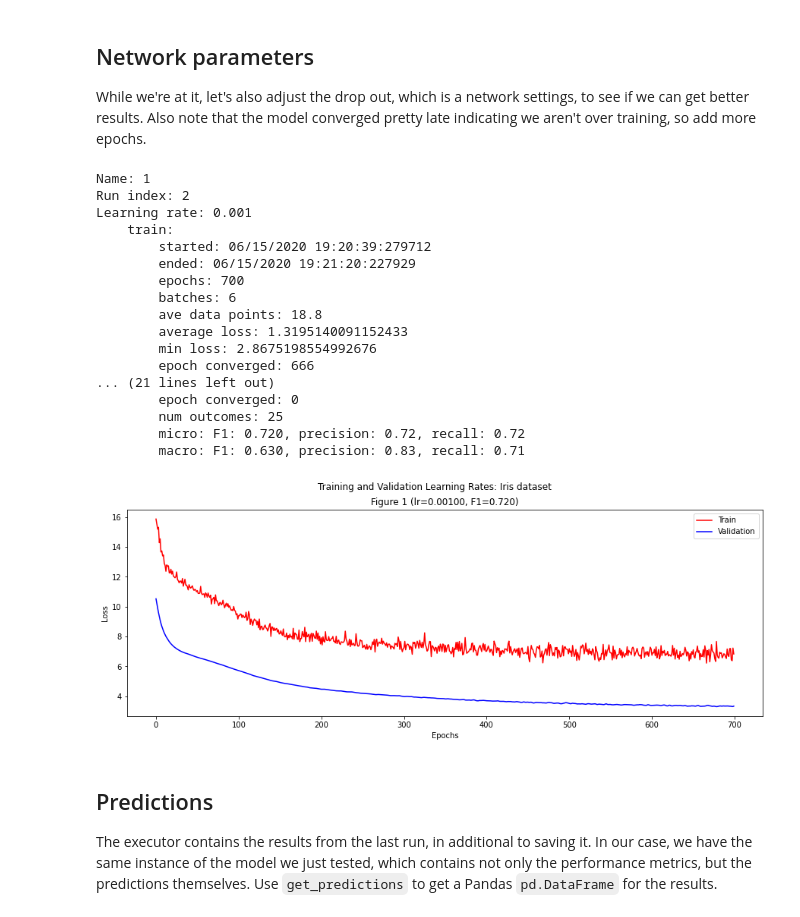
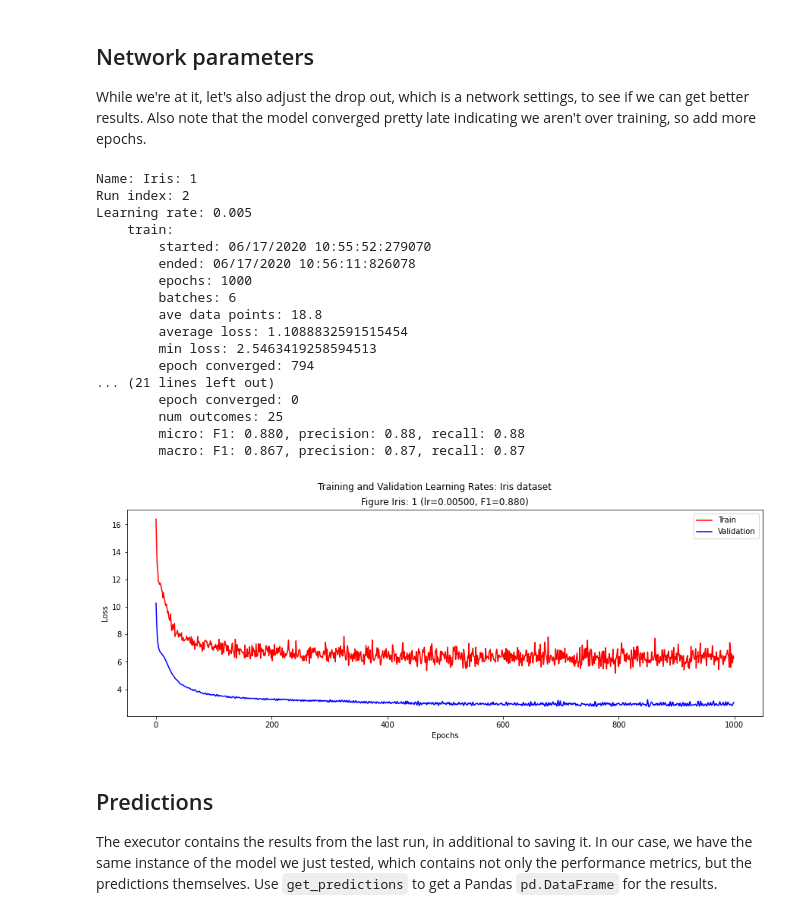
Before and after one commit to plandes/deeplearn, a Jupyter notebook: notebook/iris.ipynb, the cells around one changed output. Drawn from its saved outputs; the diff is of its cells as text; code cells hidden in the pictures.

```diff
--- a/notebook/iris.ipynb
+++ b/notebook/iris.ipynb
@@ -171,28 +171,28 @@ While we're at it, let's also adjust the drop out, which is a network settings,
 # %%
 # set a network parameter
 executor.net_settings.dropout = 0.1
-executor.model_settings.epochs = 700
-executor.model_settings.learning_rate = .001
+executor.model_settings.epochs = 1000
+executor.model_settings.learning_rate = .005
 run_model()
 # %% [output]
-Name: 1
+Name: Iris: 1
 Run index: 2
-Learning rate: 0.001
+Learning rate: 0.005
     train:
-        started: 06/15/2020 19:20:39:279712
-        ended: 06/15/2020 19:21:20:227929
-        epochs: 700
+        started: 06/17/2020 10:55:52:279070
+        ended: 06/17/2020 10:56:11:826078
+        epochs: 1000
         batches: 6
         ave data points: 18.8
-        average loss: 1.3195140091152433
-        min loss: 2.8675198554992676
-        epoch converged: 666
+        average loss: 1.1088832591515454
+        min loss: 2.5463419258594513
+        epoch converged: 794
 ... (21 lines left out)
         epoch converged: 0
         num outcomes: 25
-        micro: F1: 0.720, precision: 0.72, recall: 0.72
-        macro: F1: 0.630, precision: 0.83, recall: 0.71
+        micro: F1: 0.880, precision: 0.88, recall: 0.88
+        macro: F1: 0.867, precision: 0.87, recall: 0.87
-[figure, old version]
+[figure, new version]
 # %% [markdown]
 ## Predictions
 
```
Also changed, not shown: parts of 2 cells of this notebook, 2 other files.
